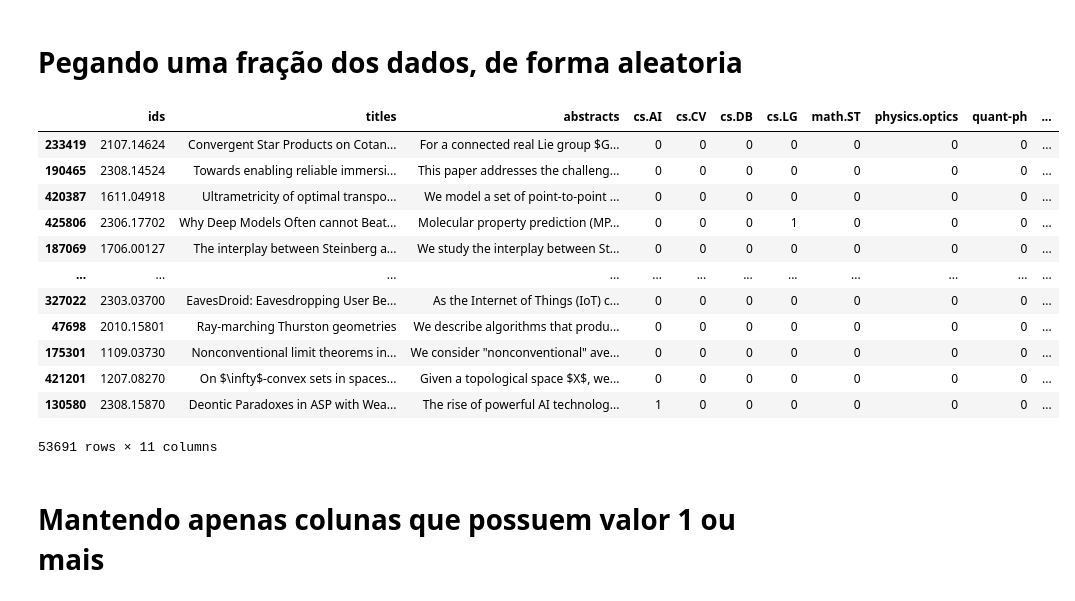
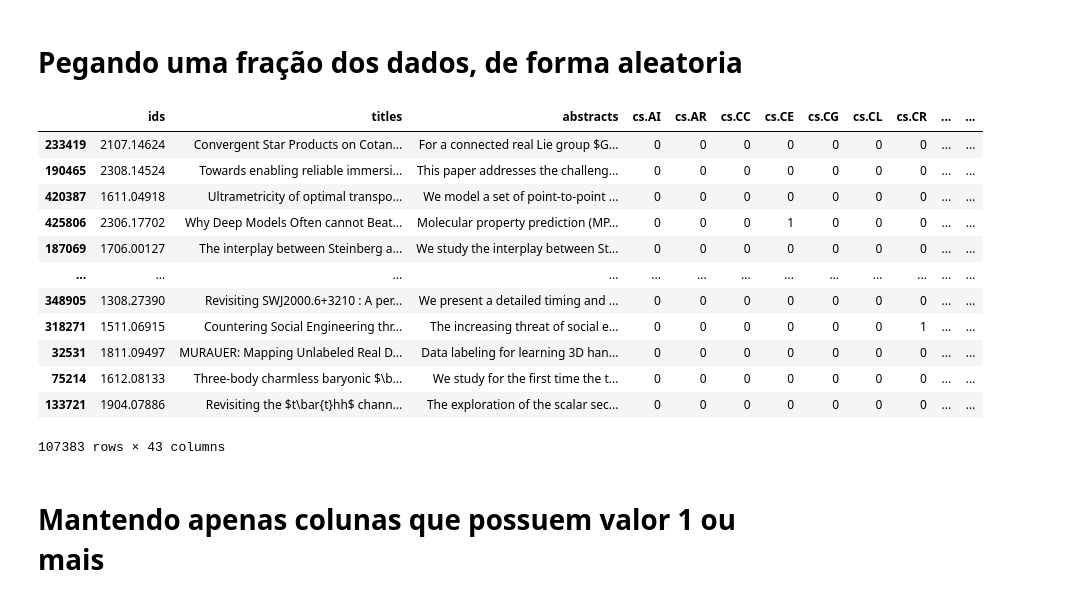
Before and after one commit to staann/PaperMatch, a Jupyter notebook: tratarCsv.ipynb, the cells around one changed output. Cells and saved outputs as stored; diff of their text form; code cells hidden in the pictures.

```diff
--- a/tratarCsv.ipynb
+++ b/tratarCsv.ipynb
@@ -54,3 +34,7 @@ colunasMantidas = colunasIniciais + categorias_interesses
+# %%
+colunasIniciais = ['ids', 'titles', 'abstracts']
+categorias_interesses = ['cs.AI', 'cs.AR', 'cs.CC', 'cs.CE', 'cs.CG', 'cs.CL', 'cs.CR', 'cs.CV', 'cs.CY', 'cs.DB', 'cs.DC', 'cs.DL', 'cs.DM', 'cs.DS', 'cs.ET', 'cs.FL', 'cs.GL', 'cs.GR', 'cs.GT', 'cs.HC', 'cs.IR', 'cs.IT', 'cs.LG', 'cs.LO', 'cs.MA', 'cs.MM', 'cs.MS', 'cs.NA', 'cs.NE', 'cs.NI', 'cs.OH', 'cs.OS', 'cs.PF', 'cs.PL', 'cs.RO', 'cs.SC', 'cs.SD', 'cs.SE', 'cs.SI', 'cs.SY']
+colunasMantidas = colunasIniciais + categorias_interesses
 # %% [markdown]
 # Excluindo colunas que não nos interessa
 # %%
@@ -75,22 +59,22 @@ data_final
 # %% [markdown]
 # Pegando uma fração dos dados, de forma aleatoria
 # %%
-data_final = data_final.sample(frac = 0.1, random_state=42)
+data_final = data_final.sample(frac = 0.2, random_state=42)
 data_final
 # %% [output]
-|  | ids | titles | abstracts | cs.AI | cs.CV | cs.DB | cs.LG | math.ST | physics.optics | quant-ph | ... |
-| 233419 | 2107.14624 | Convergent Star Products on Cotan... | For a connected real Lie group $G... | 0 | 0 | 0 | 0 | 0 | 0 | 0 | ... |
-| 190465 | 2308.14524 | Towards enabling reliable immersi... | This paper addresses the challeng... | 0 | 0 | 0 | 0 | 0 | 0 | 0 | ... |
-| 420387 | 1611.04918 | Ultrametricity of optimal transpo... | We model a set of point-to-point ... | 0 | 0 | 0 | 0 | 0 | 0 | 0 | ... |
-| 425806 | 2306.17702 | Why Deep Models Often cannot Beat... | Molecular property prediction (MP... | 0 | 0 | 0 | 1 | 0 | 0 | 0 | ... |
-| 187069 | 1706.00127 | The interplay between Steinberg a... | We study the interplay between St... | 0 | 0 | 0 | 0 | 0 | 0 | 0 | ... |
-| ... | ... | ... | ... | ... | ... | ... | ... | ... | ... | ... | ... |
-| 327022 | 2303.03700 | EavesDroid: Eavesdropping User Be... | As the Internet of Things (IoT) c... | 0 | 0 | 0 | 0 | 0 | 0 | 0 | ... |
-| 47698 | 2010.15801 | Ray-marching Thurston geometries | We describe algorithms that produ... | 0 | 0 | 0 | 0 | 0 | 0 | 0 | ... |
-| 175301 | 1109.03730 | Nonconventional limit theorems in... | We consider "nonconventional" ave... | 0 | 0 | 0 | 0 | 0 | 0 | 0 | ... |
-| 421201 | 1207.08270 | On $\infty$-convex sets in spaces... | Given a topological space $X$, we... | 0 | 0 | 0 | 0 | 0 | 0 | 0 | ... |
-| 130580 | 2308.15870 | Deontic Paradoxes in ASP with Wea... | The rise of powerful AI technolog... | 1 | 0 | 0 | 0 | 0 | 0 | 0 | ... |
+|  | ids | titles | abstracts | cs.AI | cs.AR | cs.CC | cs.CE | cs.CG | cs.CL | cs.CR | ... | ... |
+| 233419 | 2107.14624 | Convergent Star Products on Cotan... | For a connected real Lie group $G... | 0 | 0 | 0 | 0 | 0 | 0 | 0 | ... | ... |
+| 190465 | 2308.14524 | Towards enabling reliable immersi... | This paper addresses the challeng... | 0 | 0 | 0 | 0 | 0 | 0 | 0 | ... | ... |
+| 420387 | 1611.04918 | Ultrametricity of optimal transpo... | We model a set of point-to-point ... | 0 | 0 | 0 | 0 | 0 | 0 | 0 | ... | ... |
+| 425806 | 2306.17702 | Why Deep Models Often cannot Beat... | Molecular property prediction (MP... | 0 | 0 | 0 | 1 | 0 | 0 | 0 | ... | ... |
+| 187069 | 1706.00127 | The interplay between Steinberg a... | We study the interplay between St... | 0 | 0 | 0 | 0 | 0 | 0 | 0 | ... | ... |
+| ... | ... | ... | ... | ... | ... | ... | ... | ... | ... | ... | ... | ... |
+| 348905 | 1308.27390 | Revisiting SWJ2000.6+3210 : A per... | We present a detailed timing and ... | 0 | 0 | 0 | 0 | 0 | 0 | 0 | ... | ... |
+| 318271 | 1511.06915 | Countering Social Engineering thr... | The increasing threat of social e... | 0 | 0 | 0 | 0 | 0 | 0 | 1 | ... | ... |
+| 32531 | 1811.09497 | MURAUER: Mapping Unlabeled Real D... | Data labeling for learning 3D han... | 0 | 0 | 0 | 0 | 0 | 0 | 0 | ... | ... |
+| 75214 | 1612.08133 | Three-body charmless baryonic $\b... | We study for the first time the t... | 0 | 0 | 0 | 0 | 0 | 0 | 0 | ... | ... |
+| 133721 | 1904.07886 | Revisiting the $t\bar{t}hh$ chann... | The exploration of the scalar sec... | 0 | 0 | 0 | 0 | 0 | 0 | 0 | ... | ... |
-53691 rows × 11 columns
+107383 rows × 43 columns
 # %% [markdown]
 # Mantendo apenas colunas que possuem valor 1 ou mais
 # %%
```
Also changed, not shown: parts of 4 cells of this notebook, 11 other files.
